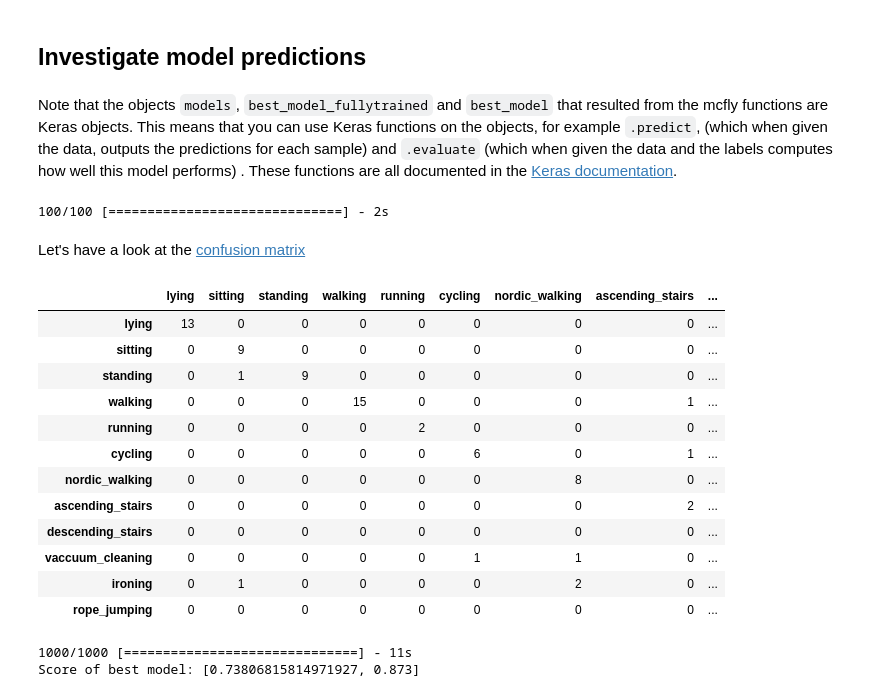
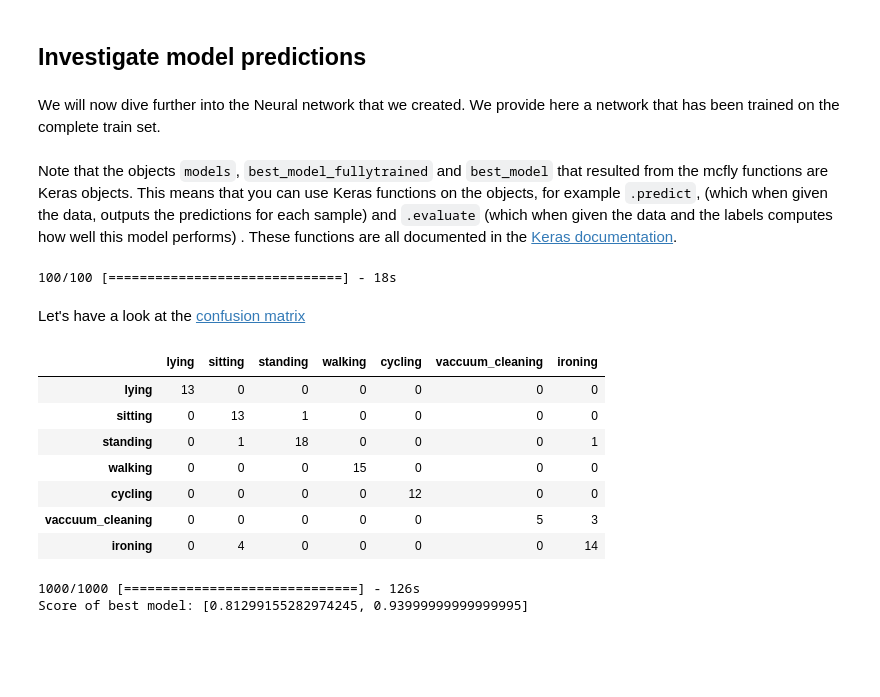
Before and after one commit to NLeSC/mcfly-tutorial, a Jupyter notebook: notebooks/tutorial/tutorial.ipynb, the cells around one changed output. Cells and saved outputs as stored; diff of their text form; code cells hidden in the pictures; blank space fills up the shorter version.

```diff
--- a/notebooks/tutorial/tutorial.ipynb
+++ b/notebooks/tutorial/tutorial.ipynb
@@ -277,42 +281,45 @@ True
 # %% [markdown]
 ## Investigate model predictions
+# %% [markdown]
+We will now dive further into the Neural network that we created.
+We provide here a network that has been trained on the complete train set.
+# %%
+model = storage.loadmodel('./model/', 'model')
+model.compile(loss='categorical_crossentropy',
+                  optimizer='adam',
+                  metrics=['accuracy'])
 # %% [markdown]
 Note that the objects `models`, `best_model_fullytrained` and `best_model` that resulted from the mcfly functions are Keras objects. This means that you can use Keras functions on the objects, for example  `.predict`, (which when given the data, outputs the predictions for each sample) and `.evaluate` (which when given the data and the labels computes how well this model performs) . These functions are all documented in the [Keras documentation](https://keras.io/).
 # %%
 ## Inspect model predictions on validation data
 datasize = X_val.shape[0]
-probs = best_model.predict_proba(X_val[:datasize,:,:],batch_size=1)
+probs = model.predict_proba(X_val[:datasize,:,:],batch_size=1)
 # %% [output]
-100/100 [==============================] - 2s
+100/100 [==============================] - 18s
 # %% [markdown]
 Let's have a look at the [confusion matrix](https://en.wikipedia.org/wiki/Confusion_matrix)
 # %%
 #columns are predicted, rows are truth
 predicted = probs.argmax(axis=1)
 y_index = y_val_binary.argmax(axis=1)
 confusion_matrix = pd.crosstab(pd.Series(y_index), pd.Series(predicted))
 confusion_matrix.index = [labels[i] for i in confusion_matrix.index]
 confusion_matrix.columns = [labels[i] for i in confusion_matrix.columns]
-confusion_matrix.reindex(columns=["bla" for l in labels], fill_value=0)
+confusion_matrix.reindex(columns=[l for l in labels], fill_value=0)
 confusion_matrix
 # %% [output]
-|  | lying | sitting | standing | walking | running | cycling | nordic_walking | ascending_stairs | ... |
-| lying | 13 | 0 | 0 | 0 | 0 | 0 | 0 | 0 | ... |
-| sitting | 0 | 9 | 0 | 0 | 0 | 0 | 0 | 0 | ... |
-| standing | 0 | 1 | 9 | 0 | 0 | 0 | 0 | 0 | ... |
-| walking | 0 | 0 | 0 | 15 | 0 | 0 | 0 | 1 | ... |
-| running | 0 | 0 | 0 | 0 | 2 | 0 | 0 | 0 | ... |
-| cycling | 0 | 0 | 0 | 0 | 0 | 6 | 0 | 1 | ... |
-| nordic_walking | 0 | 0 | 0 | 0 | 0 | 0 | 8 | 0 | ... |
-| ascending_stairs | 0 | 0 | 0 | 0 | 0 | 0 | 0 | 2 | ... |
-| descending_stairs | 0 | 0 | 0 | 0 | 0 | 0 | 0 | 0 | ... |
-| vaccuum_cleaning | 0 | 0 | 0 | 0 | 0 | 1 | 1 | 0 | ... |
-| ironing | 0 | 1 | 0 | 0 | 0 | 0 | 2 | 0 | ... |
-| rope_jumping | 0 | 0 | 0 | 0 | 0 | 0 | 0 | 0 | ... |
+|  | lying | sitting | standing | walking | cycling | vaccuum_cleaning | ironing |
+| lying | 13 | 0 | 0 | 0 | 0 | 0 | 0 |
+| sitting | 0 | 13 | 1 | 0 | 0 | 0 | 0 |
+| standing | 0 | 1 | 18 | 0 | 0 | 0 | 1 |
+| walking | 0 | 0 | 0 | 15 | 0 | 0 | 0 |
+| cycling | 0 | 0 | 0 | 0 | 12 | 0 | 0 |
+| vaccuum_cleaning | 0 | 0 | 0 | 0 | 0 | 5 | 3 |
+| ironing | 0 | 4 | 0 | 0 | 0 | 0 | 14 |
 # %%
 ## Test on Testset
-score_test = best_model.evaluate(X_test, y_test_binary, verbose=True)
+score_test = model.evaluate(X_test, y_test_binary, verbose=True)
 print('Score of best model: ' + str(score_test))
 # %% [output]
-1000/1000 [==============================] - 11s
-Score of best model: [0.73806815814971927, 0.873]
+1000/1000 [==============================] - 126s
+Score of best model: [0.81299155282974245, 0.93999999999999995]
```
Also changed, not shown: parts of 21 cells of this notebook, 2 other files.
